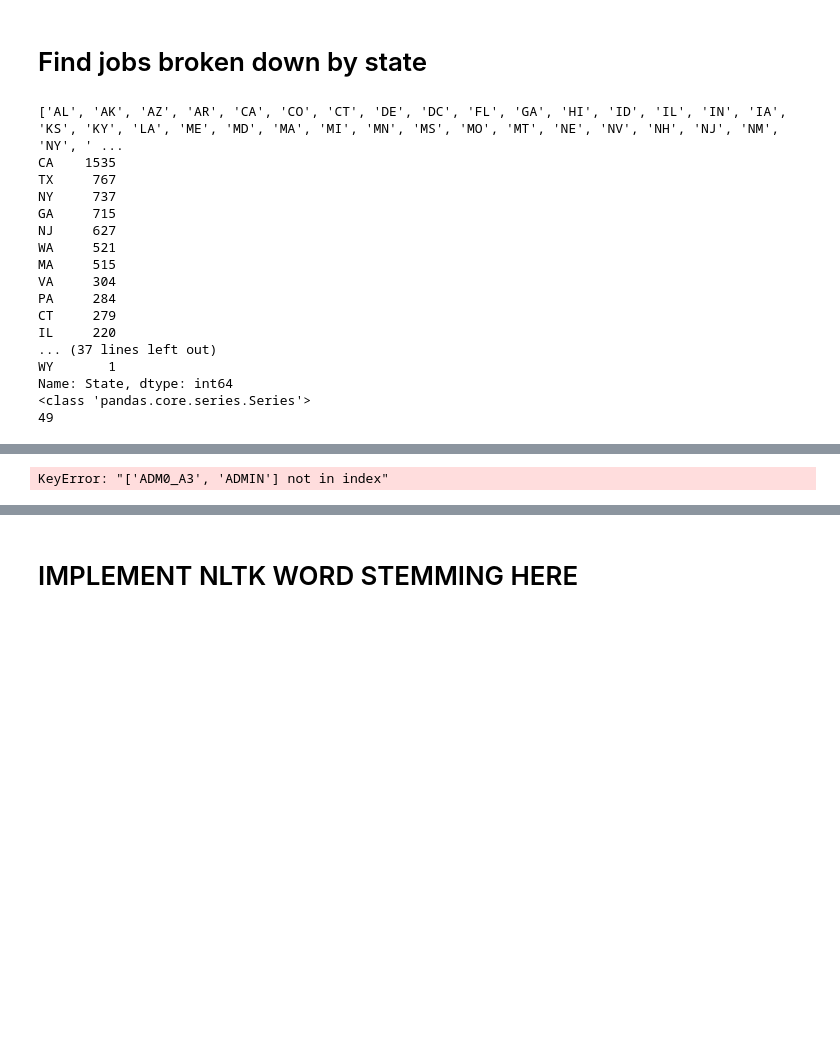
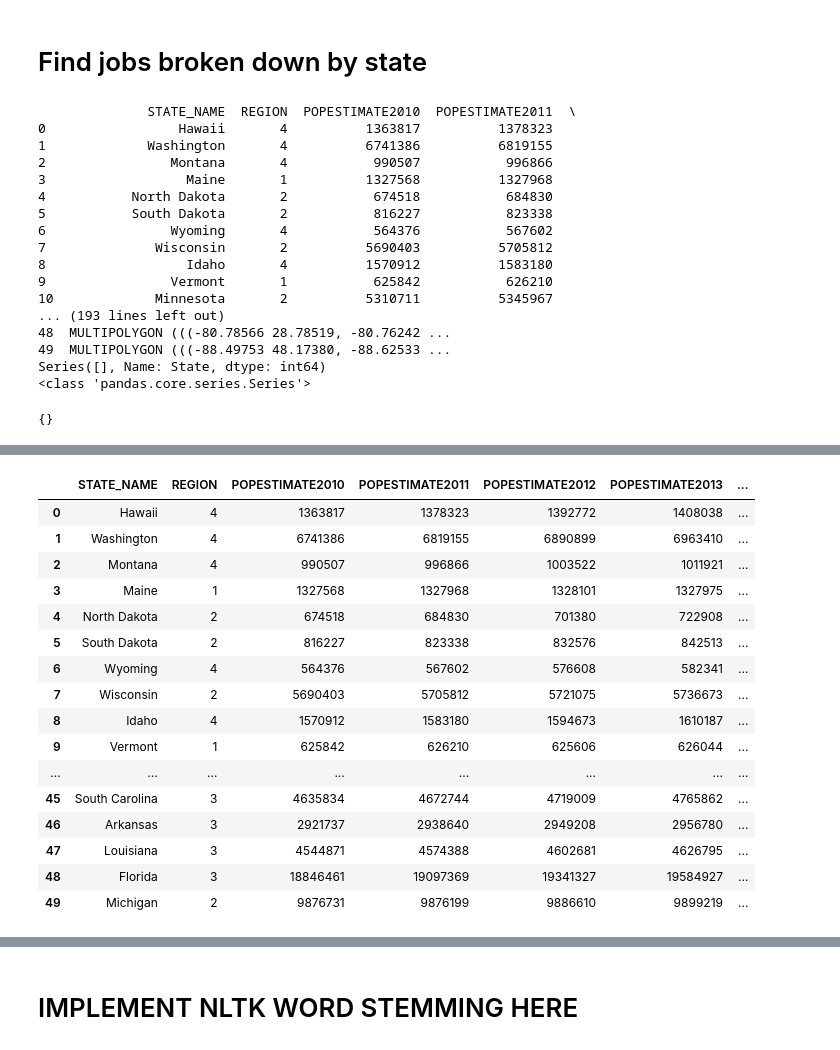
Before and after one commit to Kyle1668/cse184-pronoun-analysis, a Jupyter notebook: Question3.ipynb, the cells around one changed output, grey strips where cells are left out. Saved outputs shown, nothing was run; the diff lists cells and outputs as text; code cells hidden in the pictures; blank space fills up the shorter version.

```diff
--- a/Question3.ipynb
+++ b/Question3.ipynb
@@ -608,25 +608,25 @@ state_count_csv
 # Export as Dictionary
 job_dict = state_count.to_dict()
 job_dict
-print(len(job_dict))
 # %% [output]
-['AL', 'AK', 'AZ', 'AR', 'CA', 'CO', 'CT', 'DE', 'DC', 'FL', 'GA', 'HI', 'ID', 'IL', 'IN', 'IA', 'KS', 'KY', 'LA', 'ME', 'MD', 'MA', 'MI', 'MN', 'MS', 'MO', 'MT', 'NE', 'NV', 'NH', 'NJ', 'NM', 'NY', ' ...
-CA    1535
-TX     767
-NY     737
-GA     715
-NJ     627
-WA     521
-MA     515
-VA     304
-PA     284
-CT     279
-IL     220
-... (37 lines left out)
-WY       1
-Name: State, dtype: int64
+              STATE_NAME  REGION  POPESTIMATE2010  POPESTIMATE2011  \
+0                 Hawaii       4          1363817          1378323
+1             Washington       4          6741386          6819155
+2                Montana       4           990507           996866
+3                  Maine       1          1327568          1327968
+4           North Dakota       2           674518           684830
+5           South Dakota       2           816227           823338
+6                Wyoming       4           564376           567602
+7              Wisconsin       2          5690403          5705812
+8                  Idaho       4          1570912          1583180
+9                Vermont       1           625842           626210
+10             Minnesota       2          5310711          5345967
+... (193 lines left out)
+48  MULTIPOLYGON (((-80.78566 28.78519, -80.76242 ...
+49  MULTIPOLYGON (((-88.49753 48.17380, -88.62533 ...
+Series([], Name: State, dtype: int64)
 <class 'pandas.core.series.Series'>
-49
+{}
 # %%
 import geopandas as gpd
 import pandas as pd
@@ -646,17 +646,26 @@ Loading BokehJS ...
 [interactive output not drawn]
 [interactive output not drawn]
 [interactive output not drawn]
-# %%
-# Create USA Map
-import geopandas as gdp
-shapefile = '110m_physical/ne_110m_coastline.shp'
-shapefile
-
-#Read shapefile using Geopandas
-gdf = gpd.read_file(shapefile)[['ADMIN', 'ADM0_A3', 'geometry']]
-
-#Rename columns.
-gdf.columns = ['country', 'country_code', 'geometry']
-gdf.head()
-# %% [output]
-KeyError: "['ADM0_A3', 'ADMIN'] not in index"
+# %%
+# Create USA Map
+import geopandas as gdp
+state_map = gpd.read_file("states.geojson")
+state_map
+# %% [output]
+|  | STATE_NAME | REGION | POPESTIMATE2010 | POPESTIMATE2011 | POPESTIMATE2012 | POPESTIMATE2013 | ... |
+| 0 | Hawaii | 4 | 1363817 | 1378323 | 1392772 | 1408038 | ... |
+| 1 | Washington | 4 | 6741386 | 6819155 | 6890899 | 6963410 | ... |
+| 2 | Montana | 4 | 990507 | 996866 | 1003522 | 1011921 | ... |
+| 3 | Maine | 1 | 1327568 | 1327968 | 1328101 | 1327975 | ... |
+| 4 | North Dakota | 2 | 674518 | 684830 | 701380 | 722908 | ... |
+| 5 | South Dakota | 2 | 816227 | 823338 | 832576 | 842513 | ... |
+| 6 | Wyoming | 4 | 564376 | 567602 | 576608 | 582341 | ... |
+| 7 | Wisconsin | 2 | 5690403 | 5705812 | 5721075 | 5736673 | ... |
+| 8 | Idaho | 4 | 1570912 | 1583180 | 1594673 | 1610187 | ... |
+| 9 | Vermont | 1 | 625842 | 626210 | 625606 | 626044 | ... |
+| ... | ... | ... | ... | ... | ... | ... | ... |
+| 45 | South Carolina | 3 | 4635834 | 4672744 | 4719009 | 4765862 | ... |
+| 46 | Arkansas | 3 | 2921737 | 2938640 | 2949208 | 2956780 | ... |
+| 47 | Louisiana | 3 | 4544871 | 4574388 | 4602681 | 4626795 | ... |
+| 48 | Florida | 3 | 18846461 | 19097369 | 19341327 | 19584927 | ... |
+| 49 | Michigan | 2 | 9876731 | 9876199 | 9886610 | 9899219 | ... |
```
Also changed, not shown: parts of 2 cells of this notebook.
